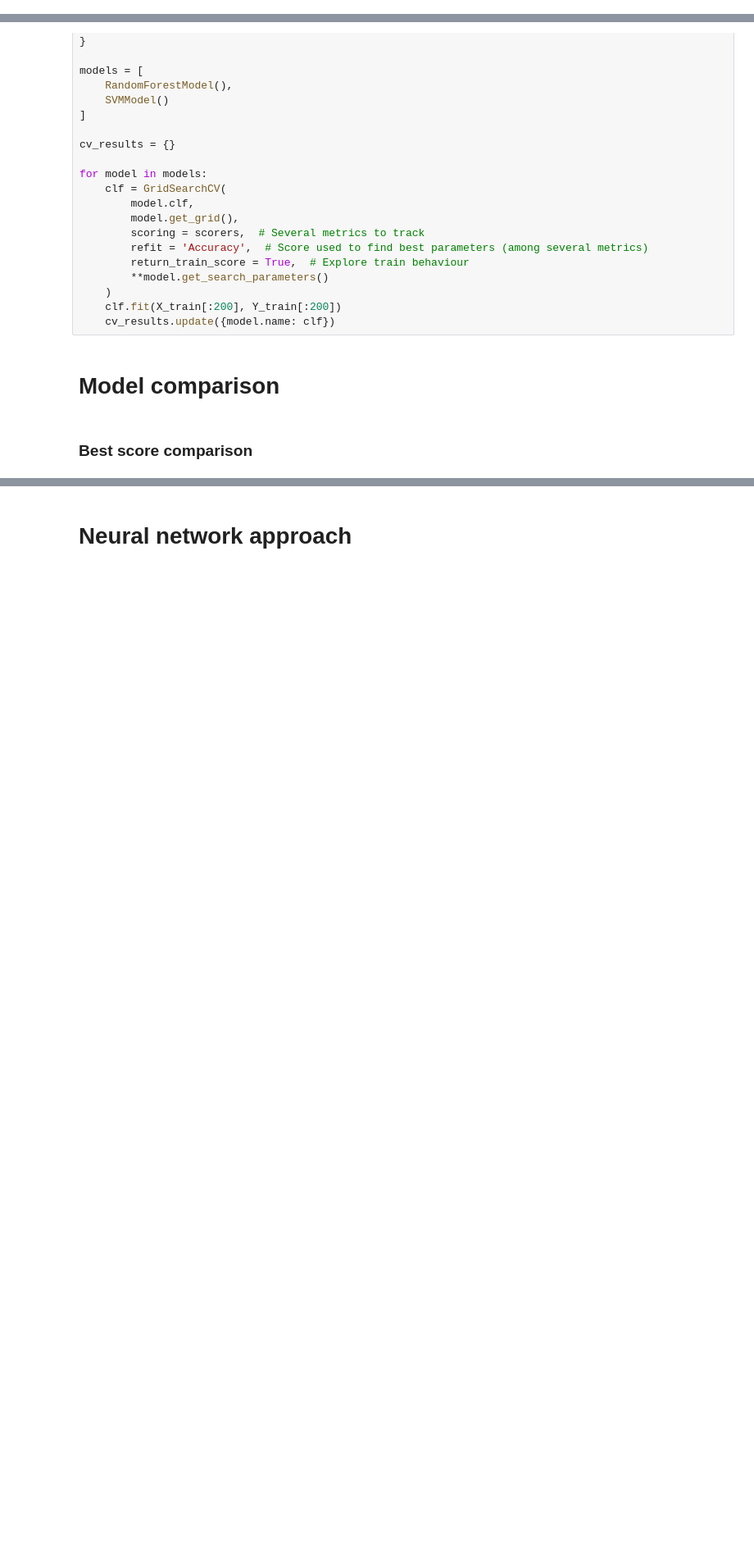
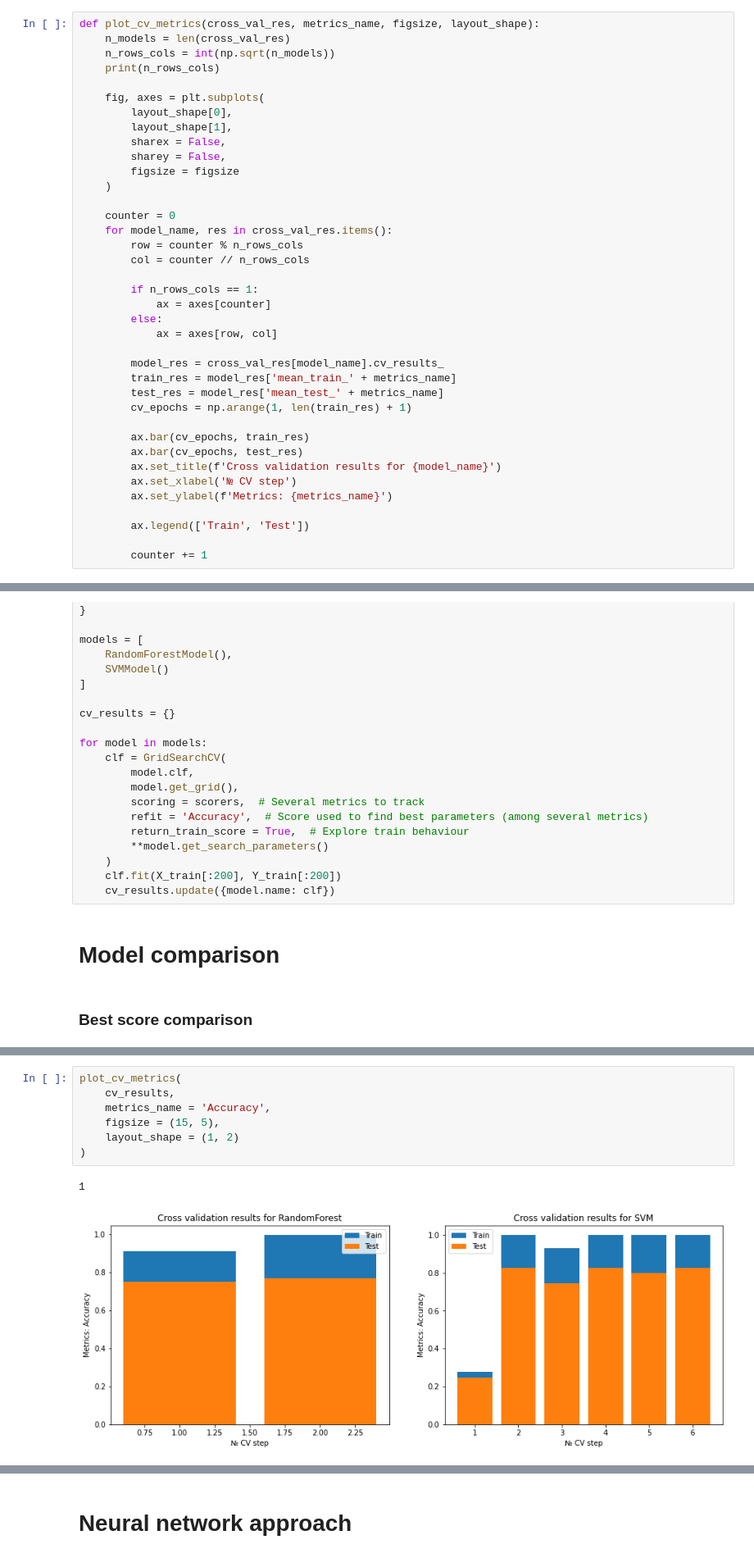
Before and after one commit to PashaIanko/ClothesClassifier, a Jupyter notebook: main.ipynb, the cells around one changed output, grey strips where cells are left out. Shown at 82% size. Cells and saved outputs as stored; diff of their text form; blank space fills up the shorter version.

Commit message:
Added model comparison on train & test performance

```diff
--- a/main.ipynb
+++ b/main.ipynb
@@ -166,6 +166,44 @@ def plot_best_scores(scores_dict, y_label, title):
 
     ax.bar(x_vals, y_vals)
     plt.show()
+# %%
+def plot_cv_metrics(cross_val_res, metrics_name, figsize, layout_shape):
+    n_models = len(cross_val_res)
+    n_rows_cols = int(np.sqrt(n_models))
+    print(n_rows_cols)
+
+    fig, axes = plt.subplots(
+        layout_shape[0],
+        layout_shape[1],
+        sharex = False,
+        sharey = False,
+        figsize = figsize
+    )
+
+    counter = 0
+    for model_name, res in cross_val_res.items():
+        row = counter % n_rows_cols
+        col = counter // n_rows_cols
+
+        if n_rows_cols == 1:
+            ax = axes[counter]
+        else:
+            ax = axes[row, col]
+
+        model_res = cross_val_res[model_name].cv_results_
+        train_res = model_res['mean_train_' + metrics_name]
+        test_res = model_res['mean_test_' + metrics_name]
+        cv_epochs = np.arange(1, len(train_res) + 1)
+
+        ax.bar(cv_epochs, train_res)
+        ax.bar(cv_epochs, test_res)
+        ax.set_title(f'Cross validation results for {model_name}')
+        ax.set_xlabel('№ CV step')
+        ax.set_ylabel(f'Metrics: {metrics_name}')
+
+        ax.legend(['Train', 'Test'])
+
+        counter += 1
 # %% [markdown]
 # Data download
 # %%
@@ -381,0 +413,10 @@ r.head()
+# %%
+plot_cv_metrics(
+    cv_results,
+    metrics_name = 'Accuracy',
+    figsize = (15, 5),
+    layout_shape = (1, 2)
+)
+# %% [output]
+1
+[figure, added]
```
Also changed, not shown: parts of 5 cells of this notebook.
